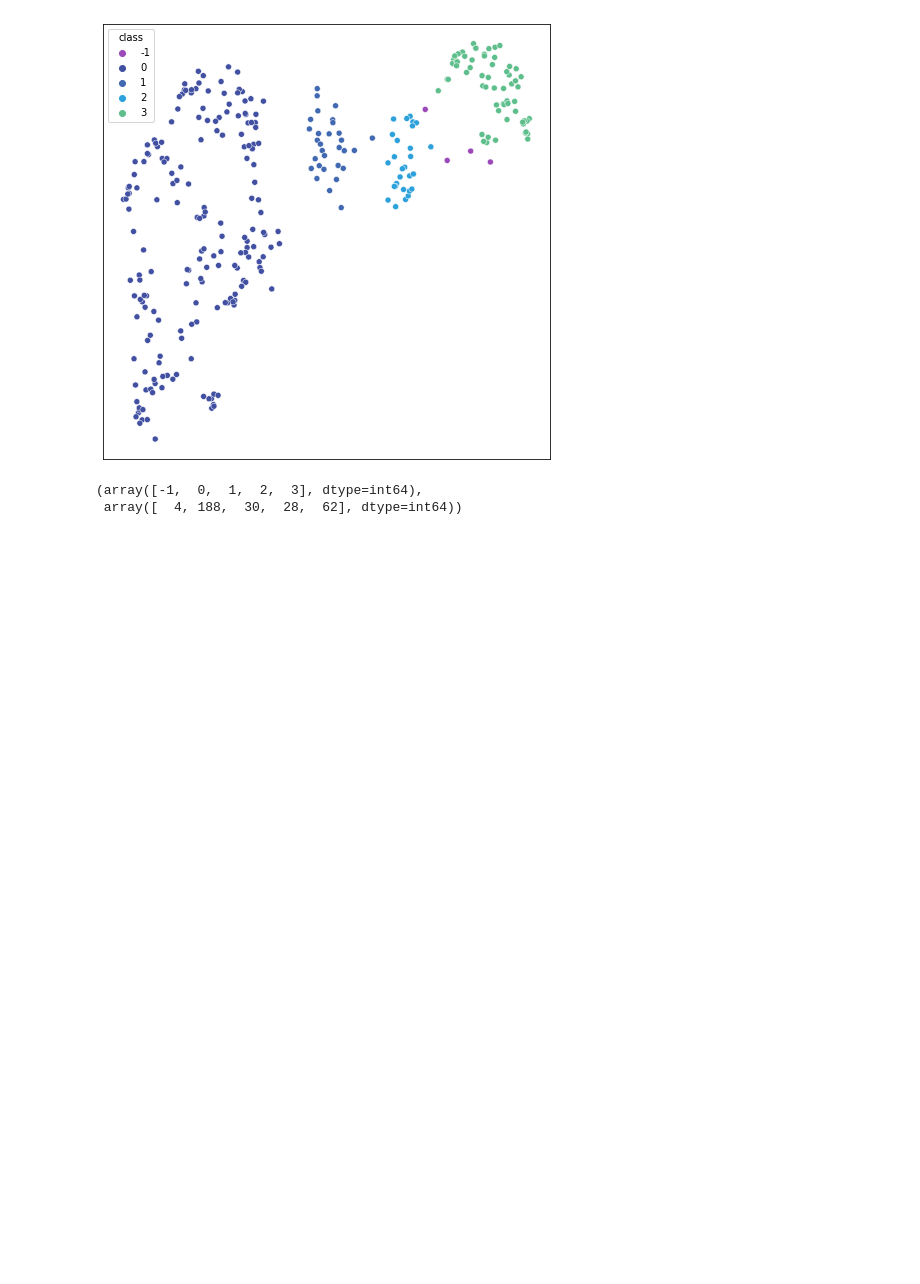
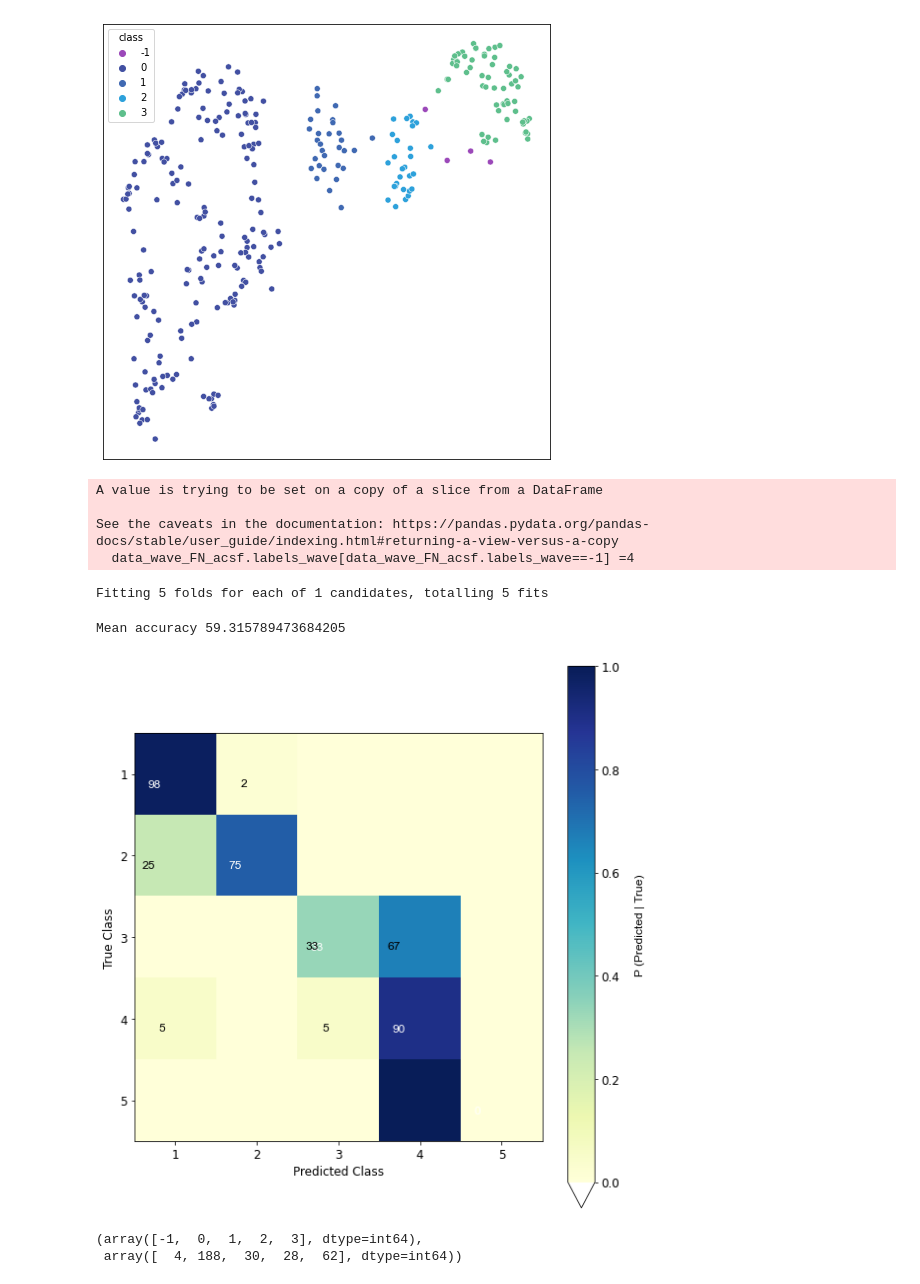
Before and after one commit to Nishant-codex/GIFFittingToolbox, a Jupyter notebook: src/examples/HBDSCAN.ipynb, the cells around one changed output. Cells and saved outputs as stored; diff of their text form; code cells hidden in the pictures; blank space fills up the shorter version.

```diff
--- a/src/examples/HBDSCAN.ipynb
+++ b/src/examples/HBDSCAN.ipynb
@@ -219,6 +219,20 @@ labels_wave,embedding = HBDSCAN_plot(waves,coherence_colors,20,0.1,42)
 data_wave_FN_acsf['labels_wave'] = labels_wave
 # %% [output]
 [figure]
+# %%
+data_wave_FN_acsf.labels_wave[data_wave_FN_acsf.labels_wave==-1] =4
+# %% [output]
+A value is trying to be set on a copy of a slice from a DataFrame
+
+See the caveats in the documentation: https://pandas.pydata.org/pandas-docs/stable/user_guide/indexing.html#returning-a-view-versus-a-copy
+  data_wave_FN_acsf.labels_wave[data_wave_FN_acsf.labels_wave==-1] =4
+# %%
+from xg_boost_classifier import *
+_=return_xg_boost_trees_classification(data_wave_FN_acsf['waveform'].to_numpy(),data_wave_FN_acsf.labels_wave)
+# %% [output]
+Fitting 5 folds for each of 1 candidates, totalling 5 fits
+Mean accuracy 59.315789473684205
+[figure, added]
 # %%
 np.unique(labels_wave,return_counts=True)
 # %% [output]
```
Also changed, not shown: 8 other files.
